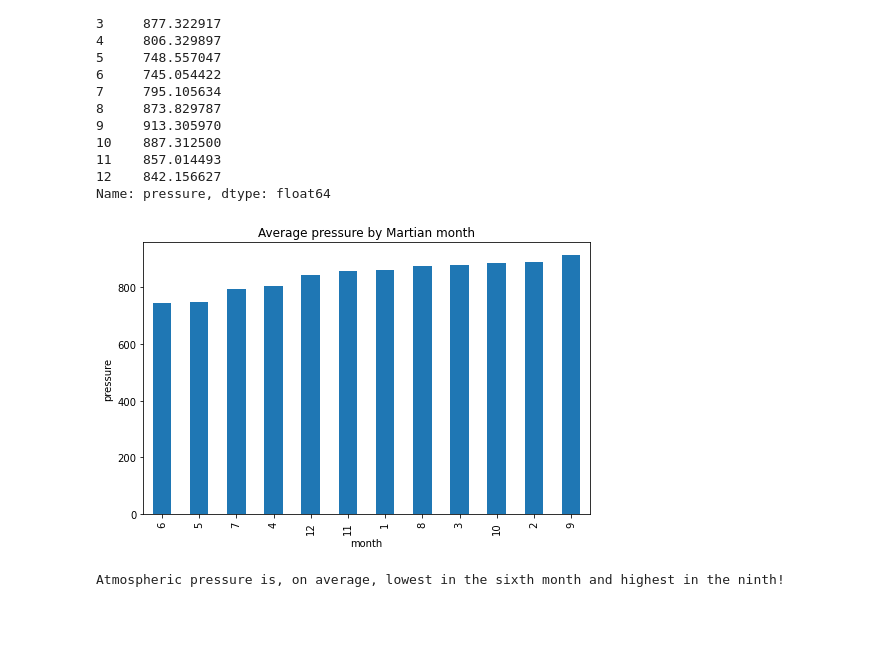
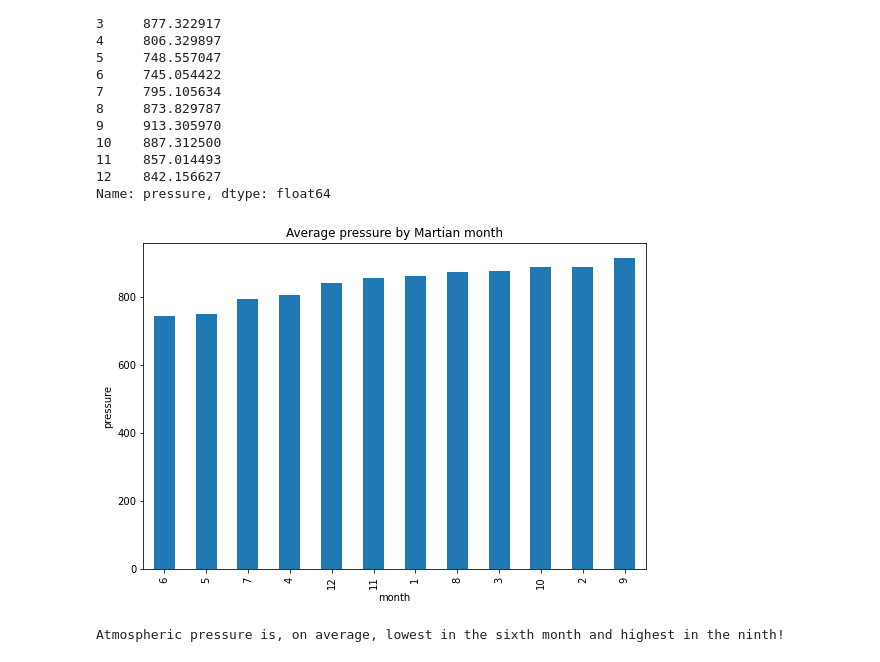
Before and after one commit to yosieph/HTML_challenge_11, a Jupyter notebook: Starter_Code/part_2_mars_weather.ipynb, the cells around one changed output. Saved outputs shown, nothing was run; the diff lists cells and outputs as text; code cells hidden in the pictures; blank space fills up the shorter version.

```diff
--- a/Starter_Code/part_2_mars_weather.ipynb
+++ b/Starter_Code/part_2_mars_weather.ipynb
@@ -259,13 +259,13 @@ Name: pressure, dtype: float64
 # %%
 # Plot the average pressure by month
 ascend_avg_pressure = avg_pressure.sort_values()
-ascend_avg_pressure.plot.bar(figsize = (8,5))
+ascend_avg_pressure.plot.bar(figsize = (9,6))
 plt.xlabel('month')
 plt.ylabel('pressure')
 plt.title('Average pressure by Martian month')
 plt.savefig('av_pressure.png')
 # %% [output]
-[figure, old version]
+[figure, new version]
 # %%
 print(f'Atmospheric pressure is, on average, lowest in the sixth month and highest in the ninth! ')
 # %% [output]
```
